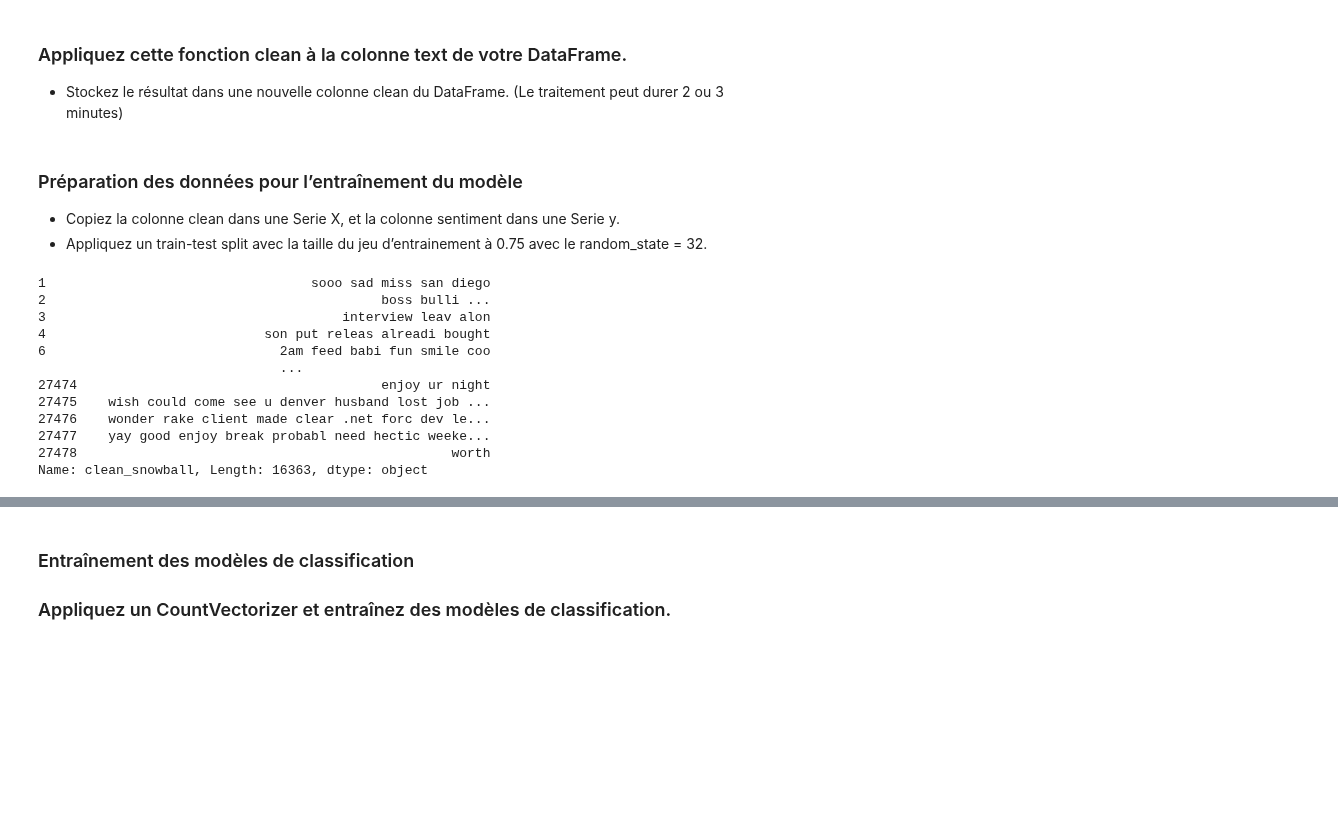
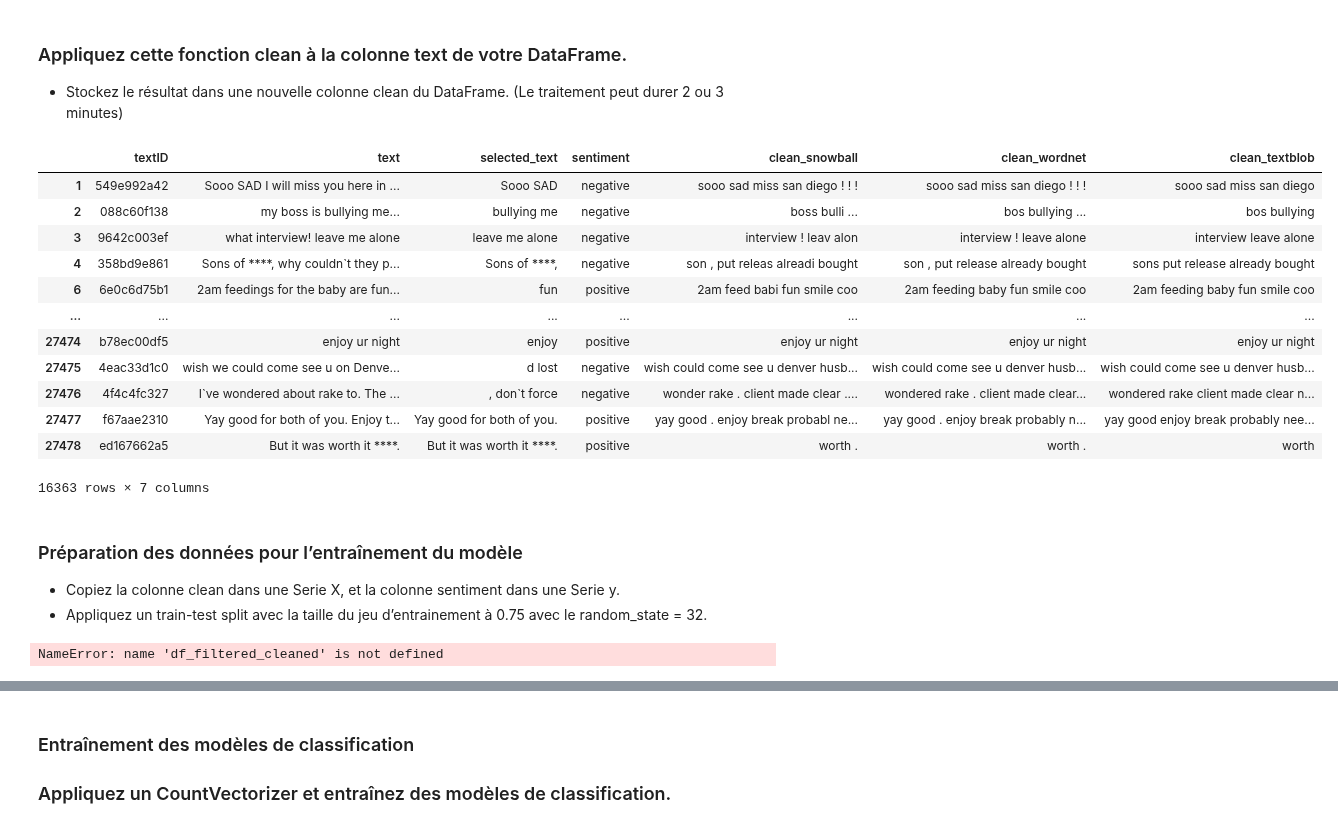
Before and after one commit to bigmoletos/WildCodeSchool_formation_IA_nov2023, a Jupyter notebook: quêtes/Semaine10/FD_NLTK_quete6_sentiment_Analysis.ipynb, the cells around one changed output, grey strips where cells are left out. Cells and saved outputs as stored; diff of their text form; code cells hidden in the pictures; blank space fills up the shorter version.

Commit message:
fin quete 6 sentiment analysis

```diff
--- a/quêtes/Semaine10/FD_NLTK_quete6_sentiment_Analysis.ipynb
+++ b/quêtes/Semaine10/FD_NLTK_quete6_sentiment_Analysis.ipynb
@@ -525,4 +546,40 @@ def clean(text):
 # %% [markdown]
 ### Appliquez cette fonction clean à la colonne text de votre DataFrame.
 - Stockez le résultat dans une nouvelle colonne clean du DataFrame. (Le traitement peut durer 2 ou 3 minutes)
+# %%
+# Liste des caractères de ponctuation à conserver
+keep_chars = "! ? , ."
+#  copie du DataFrame pour éviter le SettingWithCopyWarning
+df_filtered_cleaned = df_filtered.copy()
+
+# Appliquer la fonction clean et séparer les résultats
+results = df_filtered_cleaned['text'].apply(lambda x: clean(x, keep_chars))
+
+# Créer de nouvelles colonnes pour chaque résultat dans la copie du DataFrame
+df_filtered_cleaned['clean_snowball'] = results.apply(lambda x: x[0])
+df_filtered_cleaned['clean_wordnet'] = results.apply(lambda x: x[1])
+df_filtered_cleaned['clean_textblob'] = results.apply(lambda x: x[2])
+
+# Détokeniser chaque colonne pour avoir des chaînes de caractères et non des listes
+df_filtered_cleaned['clean_snowball'] = df_filtered_cleaned['clean_snowball'].apply(lambda tokens: ' '.join(tokens))
+df_filtered_cleaned['clean_wordnet'] = df_filtered_cleaned['clean_wordnet'].apply(lambda tokens: ' '.join(tokens))
+df_filtered_cleaned['clean_textblob'] = df_filtered_cleaned['clean_textblob'].apply(lambda tokens: ' '.join(tokens))
+
+# Afficher les premières lignes pour vérifier
+# print(df_filtered_copy[['clean_snowball', 'clean_wordnet', 'clean_textblob']].head())
+df_filtered_cleaned
+# %% [output]
+|  | textID | text | selected_text | sentiment | clean_snowball | clean_wordnet | clean_textblob |
+| 1 | 549e992a42 | Sooo SAD I will miss you here in ... | Sooo SAD | negative | sooo sad miss san diego ! ! ! | sooo sad miss san diego ! ! ! | sooo sad miss san diego |
+| 2 | 088c60f138 | my boss is bullying me... | bullying me | negative | boss bulli ... | bos bullying ... | bos bullying |
+| 3 | 9642c003ef | what interview! leave me alone | leave me alone | negative | interview ! leav alon | interview ! leave alone | interview leave alone |
+| 4 | 358bd9e861 | Sons of ****, why couldn`t they p... | Sons of ****, | negative | son , put releas alreadi bought | son , put release already bought | sons put release already bought |
+| 6 | 6e0c6d75b1 | 2am feedings for the baby are fun... | fun | positive | 2am feed babi fun smile coo | 2am feeding baby fun smile coo | 2am feeding baby fun smile coo |
+| ... | ... | ... | ... | ... | ... | ... | ... |
+| 27474 | b78ec00df5 | enjoy ur night | enjoy | positive | enjoy ur night | enjoy ur night | enjoy ur night |
+| 27475 | 4eac33d1c0 | wish we could come see u on Denve... | d lost | negative | wish could come see u denver husb... | wish could come see u denver husb... | wish could come see u denver husb... |
+| 27476 | 4f4c4fc327 | I`ve wondered about rake to. The ... | , don`t force | negative | wonder rake . client made clear .... | wondered rake . client made clear... | wondered rake client made clear n... |
+| 27477 | f67aae2310 | Yay good for both of you. Enjoy t... | Yay good for both of you. | positive | yay good . enjoy break probabl ne... | yay good . enjoy break probably n... | yay good enjoy break probably nee... |
+| 27478 | ed167662a5 | But it was worth it ****. | But it was worth it ****. | positive | worth . | worth . | worth |
+16363 rows × 7 columns
 # %%
@@ -553,22 +610,11 @@ df_filtered_copy
 - Appliquez un train-test split avec la taille du jeu d’entrainement à 0.75 avec le random_state = 32.
 # %%
 # Copie de la colonne clean dans une Serie X, et de la colonne sentiment dans une Serie y
-X = df_filtered_copy['clean_snowball']
-y = df_filtered_copy['sentiment']
+X = df_filtered_cleaned['clean_snowball']
+y = df_filtered_cleaned['sentiment']
 X
 # %% [output]
-1                                  sooo sad miss san diego
-2                                           boss bulli ...
-3                                      interview leav alon
-4                            son put releas alreadi bought
-6                              2am feed babi fun smile coo
-                               ...
-27474                                       enjoy ur night
-27475    wish could come see u denver husband lost job ...
-27476    wonder rake client made clear .net forc dev le...
-27477    yay good enjoy break probabl need hectic weeke...
-27478                                                worth
-Name: clean_snowball, Length: 16363, dtype: object
+NameError: name 'df_filtered_cleaned' is not defined
 # %%
 # Application d'un train-test split
 from sklearn.model_selection import train_test_split
```
Also changed, not shown: parts of 17 cells of this notebook.
